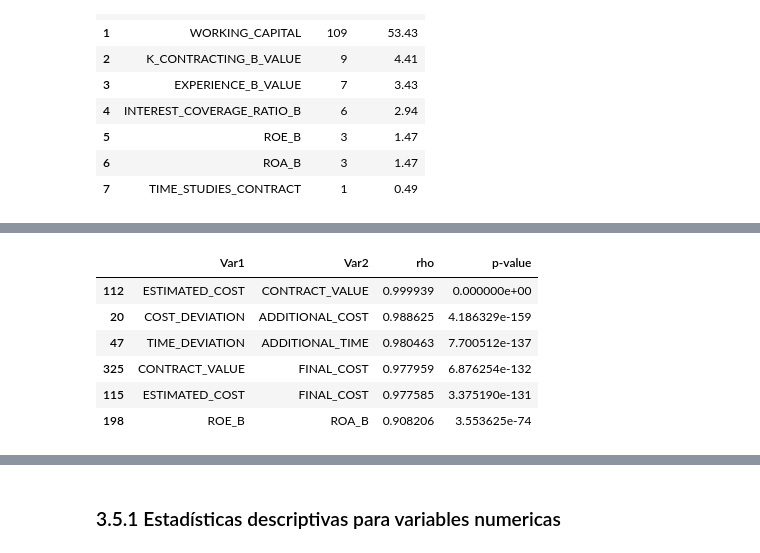
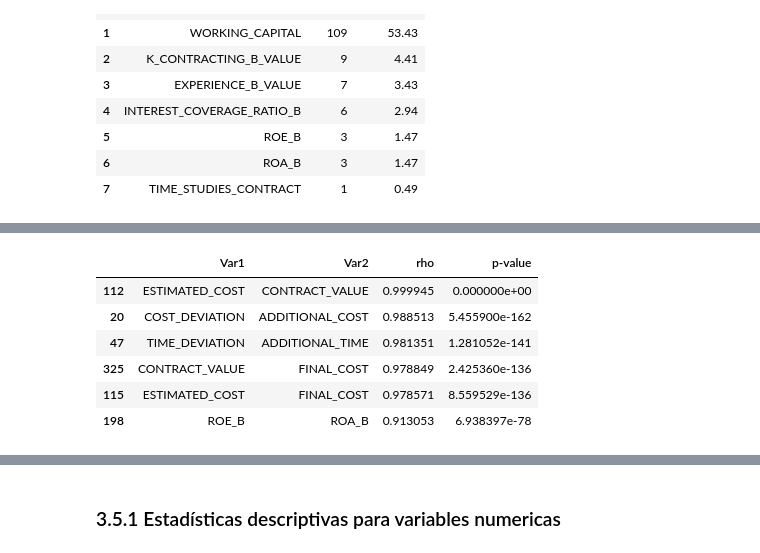
Before and after one commit to hfelizzola/Cost-and-Time-Deviation-in-Colombian-Rural-Roads, a Jupyter notebook: Documentación-Caso-Estudio.ipynb, the cells around one changed output, grey strips where cells are left out. Cells and saved outputs as stored; diff of their text form; code cells hidden in the pictures.

```diff
--- a/Documentación-Caso-Estudio.ipynb
+++ b/Documentación-Caso-Estudio.ipynb
@@ -628,8 +531,3 @@ master_data.drop(['NET_EQUITY', 'WORKING_CAPITAL'], axis=1, inplace=True)
-# %%
-# fill missing values with median
-for i in master_data.columns:
-    if master_data[i].isnull().sum() > 0:
-        master_data[i].fillna(master_data[i].median(), inplace=True)
 # %%
 from sklearn.decomposition import PCA
 from sklearn.cluster import KMeans
@@ -666,9 +564,8 @@ pca_data['Cluster'] = [str(i) for i in clusters]
 sns.scatterplot(x='PC1', y='PC2', hue='Cluster', data=pca_data)
 
 # add text from index
-oulier_index = [18, 42, 96, 97, 100, 105, 130, 141, 156, 179, 181]
 for i in pca_data.index:
-    if i in oulier_index:
-        plt.annotate(i, (pca_data.loc[i, 'PC1'], pca_data.loc[i, 'PC2']))
+    plt.annotate(i, (pca_data.loc[i, 'PC1'], pca_data.loc[i, 'PC2']))
+plt.title('Outliers Analysis – K-means clusters and PCA')
 plt.show()
 # %% [output]
@@ -683,0 +575,5 @@ print(master_data.shape)
+# %%
+# delete rows in outlier_index
+oulier_index = [142, 100, 105, 130, 141, 156, 181]
+master_data = master_data.loc[~master_data.index.isin(oulier_index),].copy()
+print(master_data.shape)
@@ -702,14 +594,12 @@ plt.show()
 # %%
-# Seleccion de variables altamente correlacionadas
-#num_cols = master_data.drop(['COST_DEVIATION', 'TIME_DEVIATION'], axis=1).select_dtypes(include=['number']).columns
 num_cols = master_data.select_dtypes(include=['number']).columns
-correlaciones = []
+correlations = []
 for i in range(len(num_cols)-1):
     for j in range(i+1, len(num_cols)):
         col_i = num_cols[i]
         col_j = num_cols[j]
         rho, pval = stats.spearmanr(master_data[col_i], master_data[col_j], nan_policy='omit')
         temp = (col_i, col_j, rho, pval)
-        correlaciones.append(temp)
+        correlations.append(temp)
 
-correlaciones = pd.DataFrame(correlaciones, columns=['Var1', 'Var2', 'rho', 'p-value'])
+correlations = pd.DataFrame(correlations, columns=['Var1', 'Var2', 'rho', 'p-value'])
@@ -716,11 +615,11 @@ correlaciones = pd.DataFrame(correlaciones, columns=['Var1', 'Var2', 'rho', 'p-v
 # %%
 threshold = 0.8
-correlaciones[correlaciones.rho > threshold].sort_values(by='rho', ascending=False)
+correlations[correlations.rho > threshold].sort_values(by='rho', ascending=False)
 # %% [output]
 |  | Var1 | Var2 | rho | p-value |
-| 112 | ESTIMATED_COST | CONTRACT_VALUE | 0.999939 | 0.000000e+00 |
-| 20 | COST_DEVIATION | ADDITIONAL_COST | 0.988625 | 4.186329e-159 |
-| 47 | TIME_DEVIATION | ADDITIONAL_TIME | 0.980463 | 7.700512e-137 |
-| 325 | CONTRACT_VALUE | FINAL_COST | 0.977959 | 6.876254e-132 |
-| 115 | ESTIMATED_COST | FINAL_COST | 0.977585 | 3.375190e-131 |
-| 198 | ROE_B | ROA_B | 0.908206 | 3.553625e-74 |
+| 112 | ESTIMATED_COST | CONTRACT_VALUE | 0.999945 | 0.000000e+00 |
+| 20 | COST_DEVIATION | ADDITIONAL_COST | 0.988513 | 5.455900e-162 |
+| 47 | TIME_DEVIATION | ADDITIONAL_TIME | 0.981351 | 1.281052e-141 |
+| 325 | CONTRACT_VALUE | FINAL_COST | 0.978849 | 2.425360e-136 |
+| 115 | ESTIMATED_COST | FINAL_COST | 0.978571 | 8.559529e-136 |
+| 198 | ROE_B | ROA_B | 0.913053 | 6.938397e-78 |
```
Also changed, not shown: parts of 49 cells of this notebook, 1 other file.
